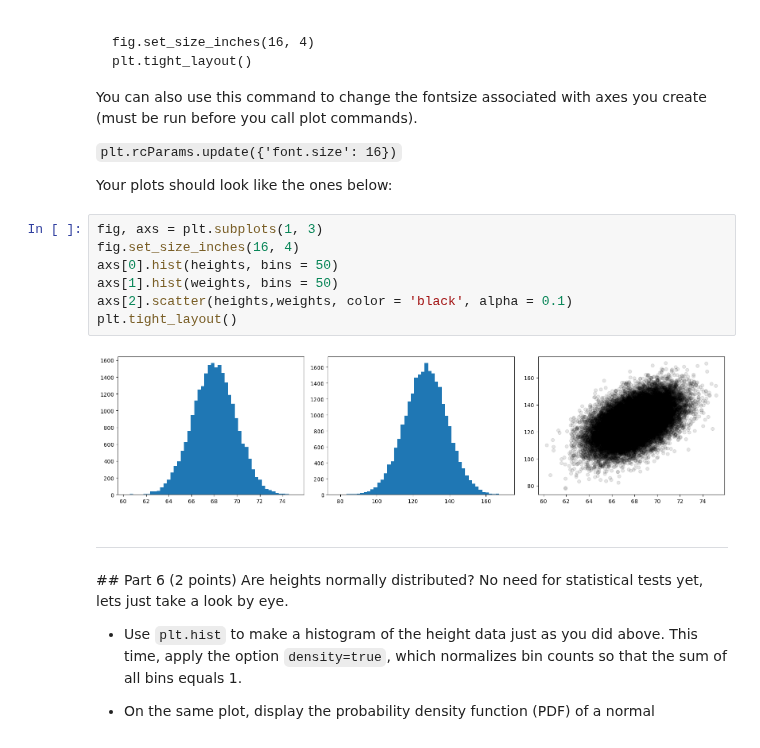
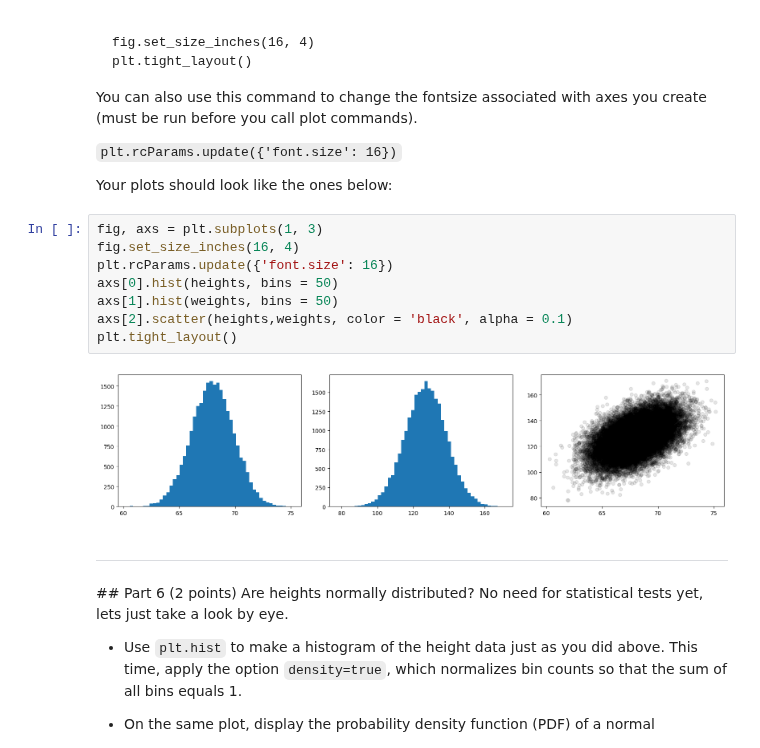
Before and after one commit to Urvi-M/BE559, a Jupyter notebook: Homework1_part1_v1.ipynb, the cells around one changed output. Cells and saved outputs as stored; diff of their text form.

```diff
--- a/Homework1_part1_v1.ipynb
+++ b/Homework1_part1_v1.ipynb
@@ -100,12 +102,13 @@ Your plots should look like the ones below:
 # %%
 fig, axs = plt.subplots(1, 3)
 fig.set_size_inches(16, 4)
+plt.rcParams.update({'font.size': 16})
 axs[0].hist(heights, bins = 50)
 axs[1].hist(weights, bins = 50)
 axs[2].scatter(heights,weights, color = 'black', alpha = 0.1)
 plt.tight_layout()
 # %% [output]
-[figure, old version]
+[figure, new version]
 # %% [markdown]
 ---
 ## Part 6 (2 points)
```
Also changed, not shown: parts of 11 cells of this notebook.
